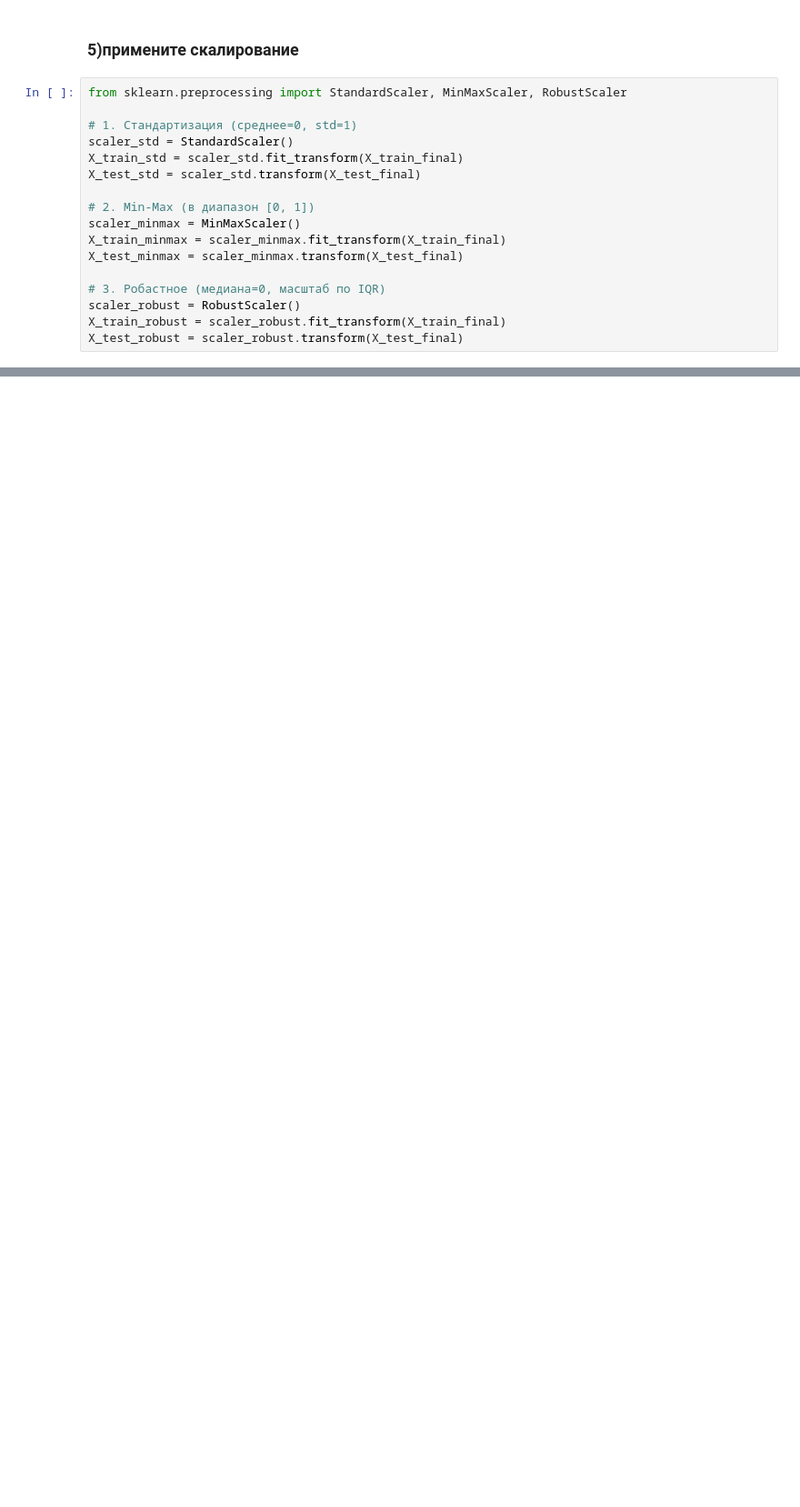
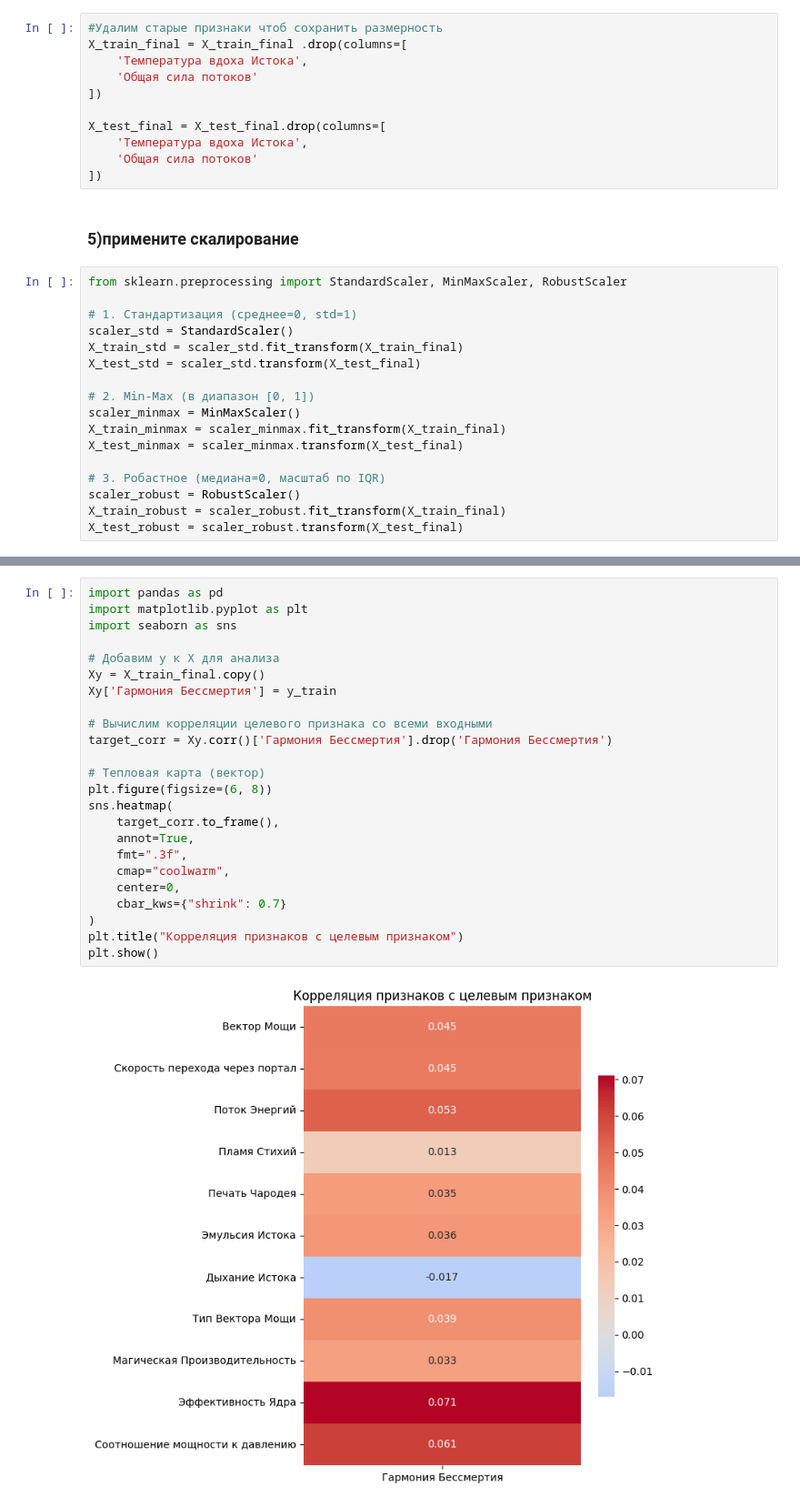
Before and after one commit to Kuzina-Varya/OMGTU, a Jupyter notebook: 3/Practicum/notebooks/lab2-6.ipynb, the cells around one changed output, grey strips where cells are left out. Shown at 91% size. Cells and saved outputs as stored; diff of their text form; blank space fills up the shorter version.

```diff
--- a/3/Practicum/notebooks/lab2-5.ipynb
+++ b/3/Practicum/notebooks/lab2-6.ipynb
@@ -1032,3 +1046,14 @@ display(X_train_final.describe())
+# %%
+#Удалим старые признаки чтоб сохранить размерность
+X_train_final = X_train_final .drop(columns=[
+    'Температура вдоха Истока',
+    'Общая сила потоков'
+])
+
+X_test_final = X_test_final.drop(columns=[
+    'Температура вдоха Истока',
+    'Общая сила потоков'
+])
 # %% [markdown]
 ### 5)примените скалирование
 # %%
@@ -1050,0 +1080,26 @@ X_test_robust = scaler_robust.transform(X_test_final)
+# %%
+import pandas as pd
+import matplotlib.pyplot as plt
+import seaborn as sns
+
+# Добавим y к X для анализа
+Xy = X_train_final.copy()
+Xy['Гармония Бессмертия'] = y_train
+
+# Вычислим корреляции целевого признака со всеми входными
+target_corr = Xy.corr()['Гармония Бессмертия'].drop('Гармония Бессмертия')
+
+# Тепловая карта (вектор)
+plt.figure(figsize=(6, 8))
+sns.heatmap(
+    target_corr.to_frame(),
+    annot=True,
+    fmt=".3f",
+    cmap="coolwarm",
+    center=0,
+    cbar_kws={"shrink": 0.7}
+)
+plt.title("Корреляция признаков с целевым признаком")
+plt.show()
+# %% [output]
+[figure, added]
```
Also changed, not shown: parts of 24 cells of this notebook.
